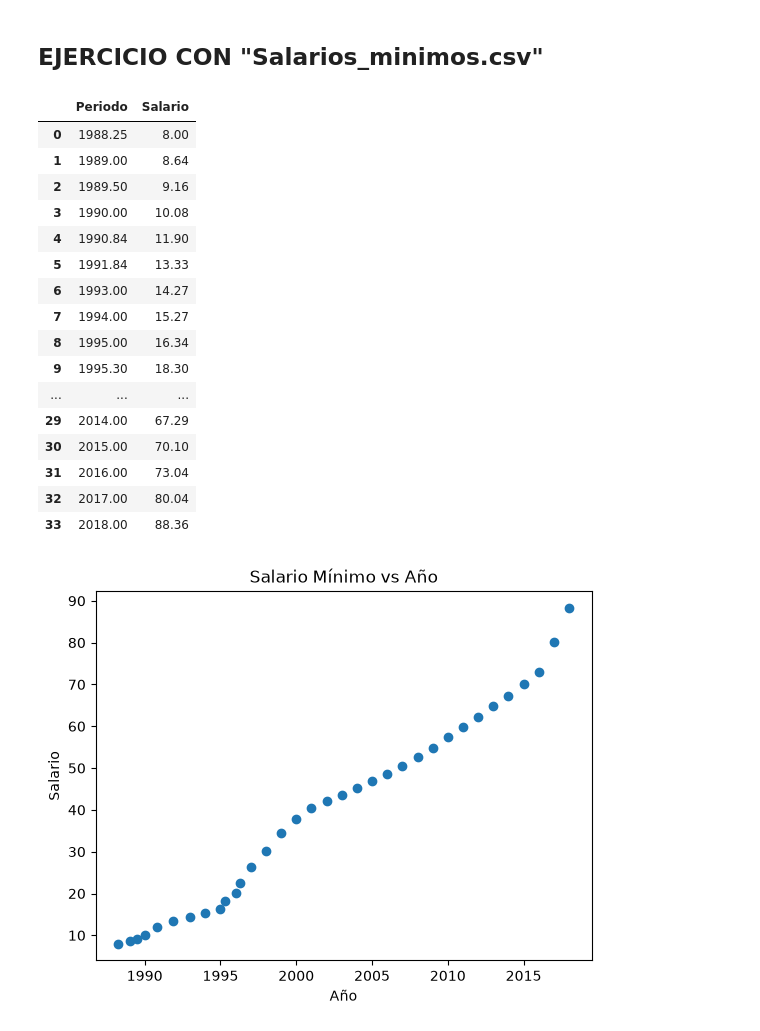
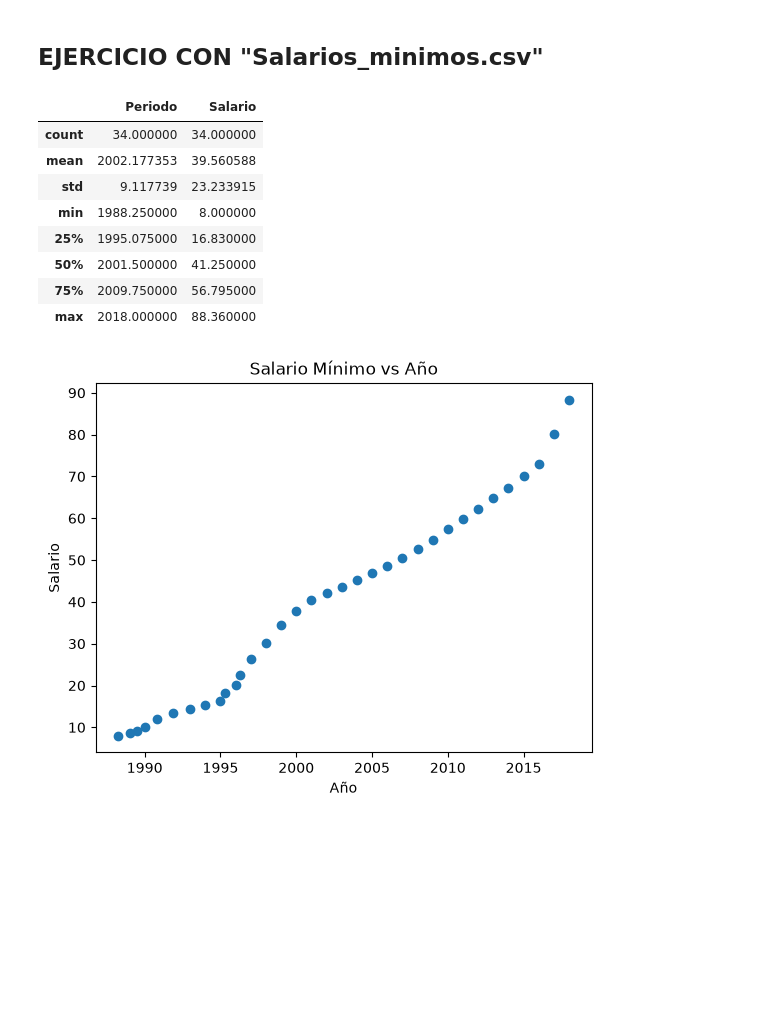
Before and after one commit to carlosnievess/LAB-DE-APRENDIZAJE-ESTAD-STICO, a Jupyter notebook: PRIMER PARCIAL/A01-REGRESIÓNLINEAL.ipynb, the cells around one changed output. Drawn from its saved outputs; the diff is of its cells as text; code cells hidden in the pictures; blank space fills up the shorter version.

```diff
--- a/PRIMER PARCIAL/A01-REGRESIÓNLINEAL.ipynb
+++ b/PRIMER PARCIAL/A01-REGRESIÓNLINEAL.ipynb
@@ -212,25 +212,17 @@ plt.show()
 # %%
 # Leer el archivo "Salarios_minimos.csv"
 df_salarios = pd.read_csv("Salarios_minimos.csv")
-df_salarios
+df_salarios.describe()
 # %% [output]
 |  | Periodo | Salario |
-| 0 | 1988.25 | 8.00 |
-| 1 | 1989.00 | 8.64 |
-| 2 | 1989.50 | 9.16 |
-| 3 | 1990.00 | 10.08 |
-| 4 | 1990.84 | 11.90 |
-| 5 | 1991.84 | 13.33 |
-| 6 | 1993.00 | 14.27 |
-| 7 | 1994.00 | 15.27 |
-| 8 | 1995.00 | 16.34 |
-| 9 | 1995.30 | 18.30 |
-| ... | ... | ... |
-| 29 | 2014.00 | 67.29 |
-| 30 | 2015.00 | 70.10 |
-| 31 | 2016.00 | 73.04 |
-| 32 | 2017.00 | 80.04 |
-| 33 | 2018.00 | 88.36 |
+| count | 34.000000 | 34.000000 |
+| mean | 2002.177353 | 39.560588 |
+| std | 9.117739 | 23.233915 |
+| min | 1988.250000 | 8.000000 |
+| 25% | 1995.075000 | 16.830000 |
+| 50% | 2001.500000 | 41.250000 |
+| 75% | 2009.750000 | 56.795000 |
+| max | 2018.000000 | 88.360000 |
 # %%
 # Variables del ejercicio de salarios
 x_salarios = df_salarios["Periodo"]
```
Also changed, not shown: 1 other file.
